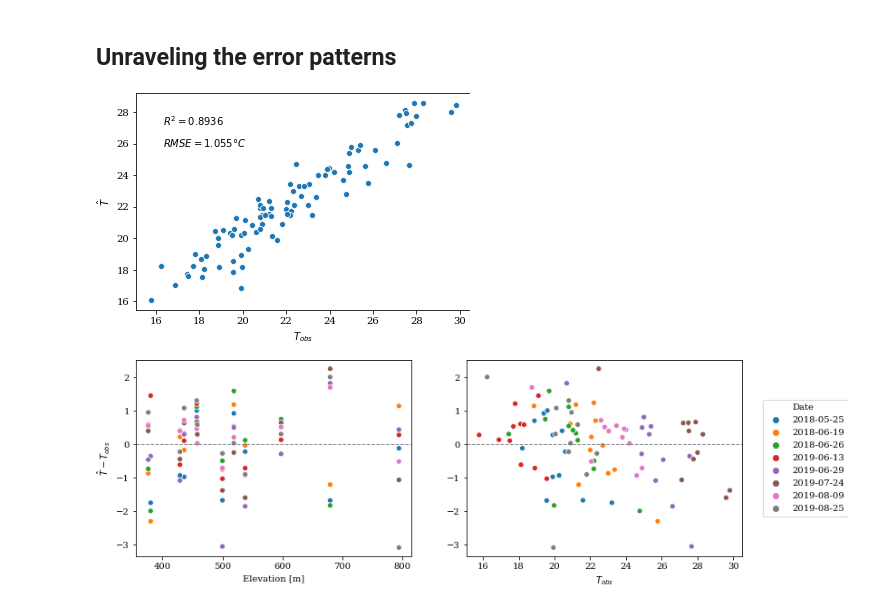
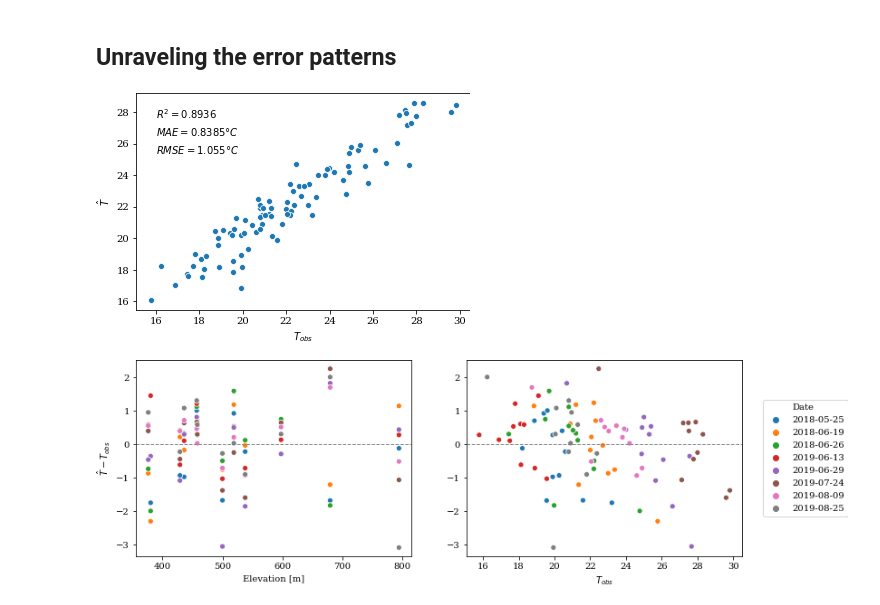
Before and after one commit to martibosch/lausanne-heat-islands, a Jupyter notebook: notebooks/spatial-regression.ipynb, the cells around one changed output. Cells and saved outputs as stored; diff of their text form; code cells hidden in the pictures.

```diff
--- a/notebooks/spatial-regression.ipynb
+++ b/notebooks/spatial-regression.ipynb
@@ -212,10 +214,10 @@ comparison_df['err'] = y_pred - y
 comparison_df['date'] = pd.to_datetime(comparison_df.index.get_level_values(0))
 comparison_df['station'] = comparison_df.index.get_level_values(1)
 # %%
-fig = plot_utils.plot_pred_obs(comparison_df, r_sq=regr.score(X, y))
+fig = plot_utils.plot_pred_obs(comparison_df)
 fig.savefig('../reports/figures/spatial-regression-pred-obs.pdf')
 # %% [output]
-[figure, old version]
+[figure, new version]
 # %%
 fig = plot_utils.plot_err_elev_obs(comparison_df)
 fig.savefig('../reports/figures/spatial-regression-errors.pdf')
```
Also changed, not shown: parts of 5 cells of this notebook, 2 other files.
